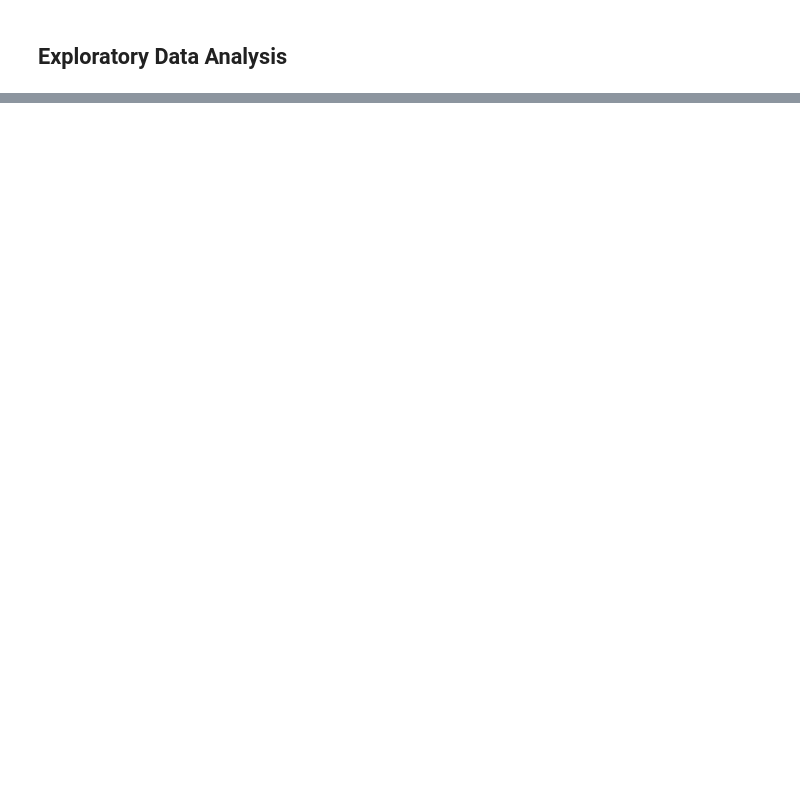
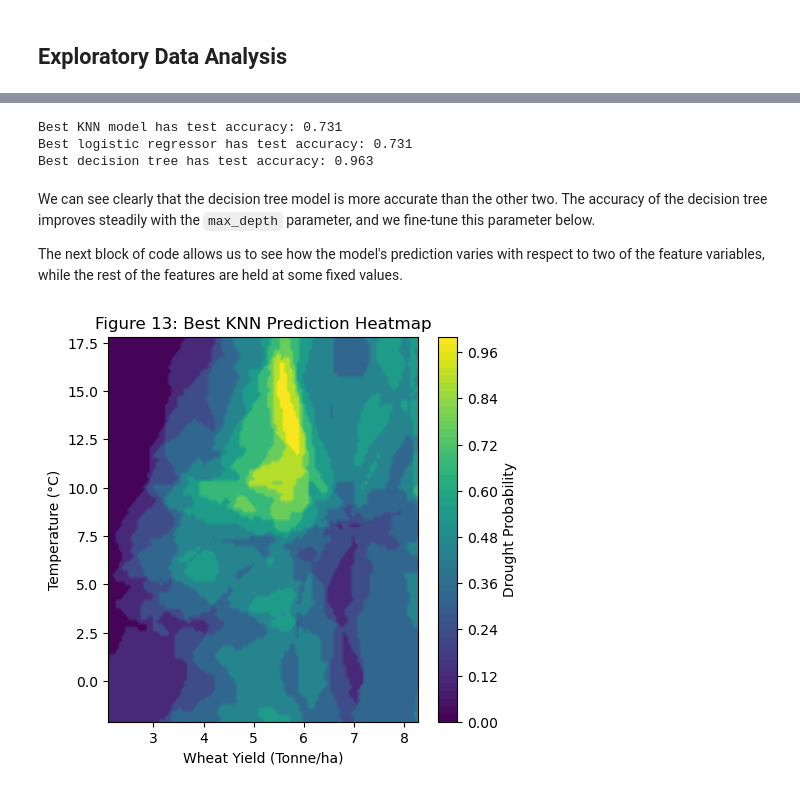
Before and after one commit to james-hughes1/uk-water-security-project, a Jupyter notebook: UK Water Security Analysis.ipynb, the cells around one changed output, grey strips where cells are left out. Saved outputs shown, nothing was run; the diff lists cells and outputs as text; code cells hidden in the pictures; blank space fills up the shorter version.

```diff
--- a/UK Water Security Analysis.ipynb
+++ b/UK Water Security Analysis.ipynb
@@ -445,0 +347,14 @@ Scope for improvement: data collection, time series analysis to consider the fut
+# %%
+# Construct knn regression pipeline
+scaler_knn = MinMaxScaler()
+model_knn = KNeighborsClassifier()
+pipeline_knn = Pipeline([('scaler', scaler_knn),
+                        ('knn', model_knn)])
+
+# Hyperparameter Tuning
+params_knn = {'knn__n_neighbors': [1,2,3,4,5,6,7,8,9,10]}
+gscv_knn = GridSearchCV(pipeline_knn, param_grid=params_knn, scoring='accuracy', cv=5)
+gscv_knn.fit(X_train, y_train)
+gscv_knn_results = pd.DataFrame(gscv_knn.cv_results_)[['mean_fit_time', 'param_knn__n_neighbors', 'mean_test_score',
+                                   'std_test_score', 'rank_test_score']]
+gscv_knn_results.style.set_caption('Figure 10: K-Nearest Neighbours Hyperparameter Tuning')
@@ -445,0 +428,45 @@ Scope for improvement: data collection, time series analysis to consider the fut
+# %%
+# Confirm the results of the cross-validations using the test set.
+print("Best KNN model has test accuracy: {:.3f}".format(gscv_knn.score(X_test, y_test)))
+print("Best logistic regressor has test accuracy: {:.3f}".format(gscv_lr.score(X_test, y_test)))
+print("Best decision tree has test accuracy: {:.3f}".format(gscv_dt.score(X_test, y_test)))
+# %% [output]
+Best KNN model has test accuracy: 0.731
+Best logistic regressor has test accuracy: 0.731
+Best decision tree has test accuracy: 0.963
+# %% [markdown]
+We can see clearly that the decision tree model is more accurate than the other two. The accuracy of the decision tree improves steadily with the `max_depth` parameter, and we fine-tune this parameter below.
+
+The next block of code allows us to see how the model's prediction varies with respect to two of the feature variables, while the rest of the features are held at some fixed values.
+# %%
+def drought_prediction_vals(clf_pipeline, indep_vars, fixed_vals=None):
+    # Construct input array and contour space
+    x_ind = list(drought_df_model.columns).index(indep_vars[0])
+    y_ind = list(drought_df_model.columns).index(indep_vars[1])
+    x_vals = np.linspace(np.min(drought_df_model[indep_vars[0]]), np.max(drought_df_model[indep_vars[0]]), 101)
+    y_vals = np.linspace(np.min(drought_df_model[indep_vars[1]]), np.max(drought_df_model[indep_vars[1]]), 101)
+    mesh = np.meshgrid(x_vals, y_vals)
+
+    # All bar two of the feature variables are held constant (their respective means by default).
+    if fixed_vals == None:
+        grid_vals = np.array(list(np.mean(X, axis=0))*10201).reshape(101,101,-1)
+    else:
+        grid_vals = np.array(fixed_vals*10201).reshape(101,101,-1)
+    grid_vals[:,:,x_ind] = mesh[0]
+    grid_vals[:,:,y_ind] = mesh[1]
+
+    # Evaluate model's predictions
+    z_vals = np.array([[clf_pipeline.predict_proba(arr.reshape(1,-1))[0][1] for arr in grid_vals[i,:]] for i in range(101)])
+    return [x_vals, y_vals, z_vals]
+# %%
+plotdata = drought_prediction_vals(gscv_knn.best_estimator_, ['Wheat Yield','Temperature'])
+plt.figure(figsize=(5,5))
+plt.style.use('default')
+plt.contourf(plotdata[0], plotdata[1], plotdata[2], 50, cmap='viridis')
+plt.colorbar(label='Drought Probability')
+plt.title('Figure 13: Best KNN Prediction Heatmap')
+plt.xlabel('Wheat Yield (Tonne/ha)')
+plt.ylabel('Temperature (°C)')
+plt.show()
+# %% [output]
+[figure, added]
```
Also changed, not shown: parts of 76 cells of this notebook.
